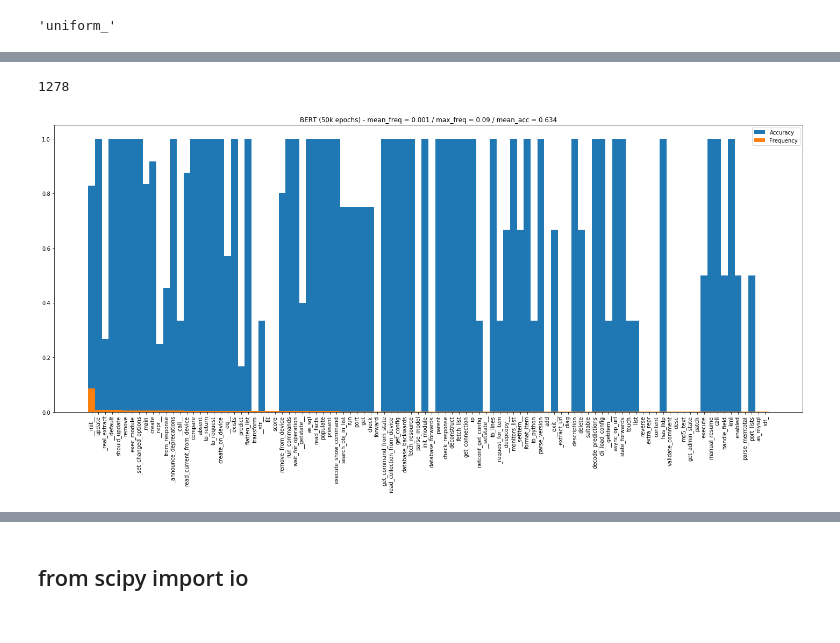
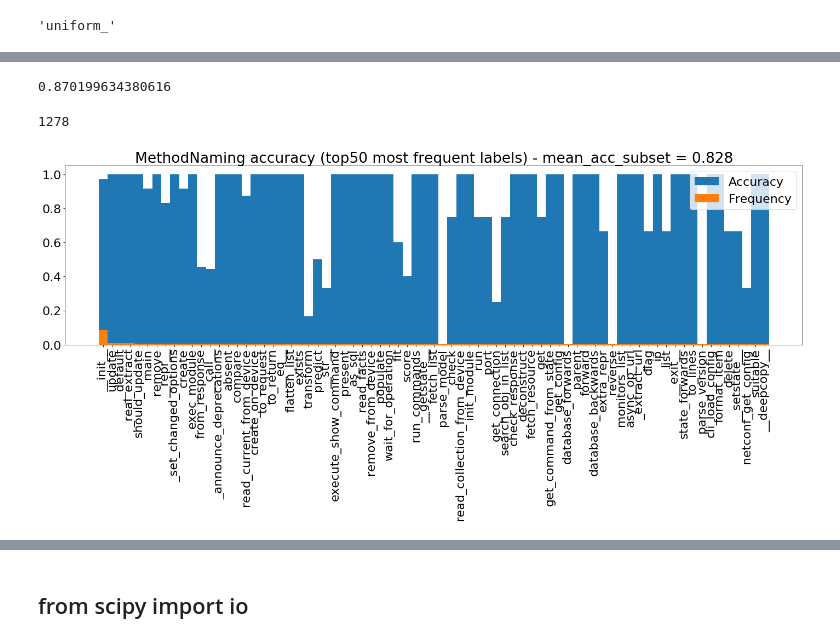
Before and after one commit to dtsbourg/BiFocalE, a Jupyter notebook: notebook/Inspect Predictions - Method Naming.ipynb, the cells around one changed output, grey strips where cells are left out. Saved outputs shown, nothing was run; the diff lists cells and outputs as text; code cells hidden in the pictures.

```diff
--- a/notebook/Inspect Predictions - Method Naming.ipynb
+++ b/notebook/Inspect Predictions - Method Naming.ipynb
@@ -93,5 +97,5 @@ label_dfs = [pd.read_csv(path+f+'_methodname_split_magret_label_val.txt', header
 labels= []; labels_str =[]
 for label_df in label_dfs:
     for idx, row in label_df.iterrows():
-        labels.append(vocab_label_df.index[vocab_label_df[0]==str(row[0])][0])
+        #labels.append(vocab_label_df.index[vocab_label_df[0]==str(row[0])][0])
         labels_str.append(row[0])
@@ -118,2 +110,5 @@ labels_str
+# %%
+import matplotlib.pyplot as plt
+plt.rcParams.update({'font.size': 22})
 # %%
 c = Counter(labels_str)
@@ -132,9 +143,10 @@ plt.show()
 # %%
+#l_dfs = [pd.read_csv(path+f+'_fname2_split_magret_label.txt', header=None) for f in fs]
 l_dfs = [pd.read_csv(path+f+'_methodname_split_magret_label.txt', header=None) for f in fs]
 labels_train = []; labels_train_str =[]
 for l_df in l_dfs:
     for idx, row in l_df.iterrows():
-        labels_train.append(vocab_label_df.index[vocab_label_df[0]==str(row[0])][0])
+        #labels_train.append(vocab_label_df.index[vocab_label_df[0]==str(row[0])][0])
         labels_train_str.append(row[0])
 # %%
 c = Counter(labels_train_str)
@@ -168,7 +196,7 @@ for idx, r in enumerate(preds):
     print("Pred  =")
     correct = False
 
-    for i in range(7):
+    for i in range(1):
         p = vocab_label_df.loc[r[i]][0]
         if p==labels_str[idx]:
             score +=1
@@ -294,27 +394,31 @@ d.most_common(100)
+# %%
+mean_acc
+# %% [output]
+0.870199634380616
 # %%
 len(d)
 # %% [output]
 1278
 # %%
 plt.figure(figsize=(20,10))
-labels, values = zip(*d.most_common(100))
+labels, values = zip(*d.most_common(75))
 
 indexes = np.arange(len(labels))
 width = 1
 
 accuracies = [c[tok] for tok in labels]
 mean_acc = np.mean(accuracies)
 
 plt.bar(indexes, accuracies, width, label='Accuracy')
 plt.bar(indexes, values, width, label='Frequency')
 plt.xticks(indexes , labels, rotation=90)
-plt.title('BERT (50k epochs) - mean_freq = {:.3f} / max_freq = {:.2f} / mean_acc = {:.3f}'.format(mean_freq, np.max(freqs), mean_acc))
+plt.title('MethodNaming accuracy (top50 most frequent labels) - mean_acc_subset = {:.3f}'.format(mean_acc))
 plt.legend()
 plt.tight_layout()
-#plt.savefig('BERT-freq-50k_epochs_top100.png')
+plt.savefig('top-freq-acc_top50.pdf')
 plt.show()
 # %% [output]
-[figure, old version]
+[figure, new version]
 # %%
 label_count = Counter(labels_str)
 train_label_count = Counter(labels_train_str)
```
Also changed, not shown: parts of 36 cells of this notebook, 4 other files.
